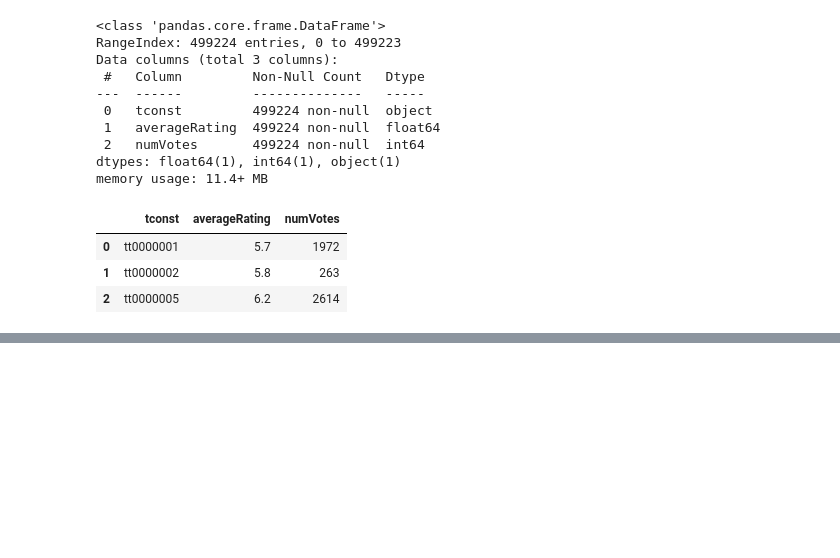
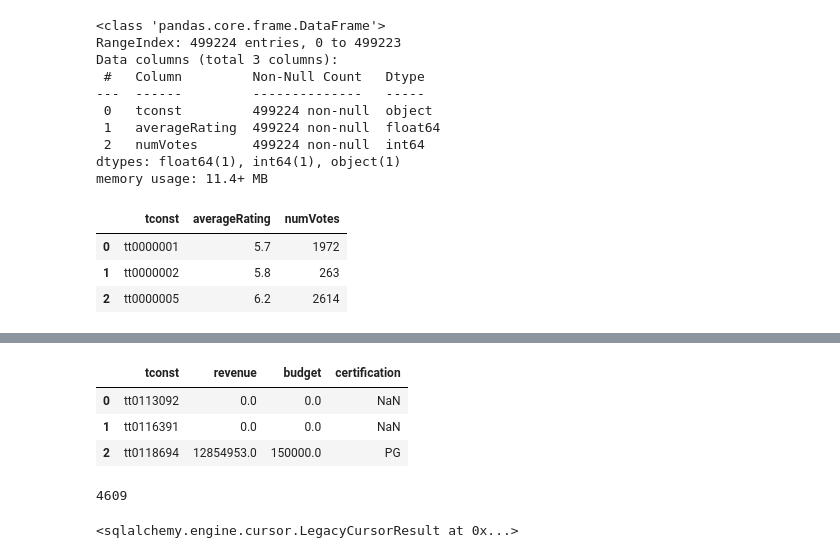
Before and after one commit to mikemenj/Assignments, a Jupyter notebook: 0130DataEnrichment/Project_3/Project_3_pt3.ipynb, the cells around one changed output, grey strips where cells are left out. Cells and saved outputs as stored; diff of their text form; code cells hidden in the pictures; blank space fills up the shorter version.

```diff
--- a/0130DataEnrichment/Project_3/Project_3_pt3.ipynb
+++ b/0130DataEnrichment/Project_3/Project_3_pt3.ipynb
@@ -278,0 +302,18 @@ memory usage: 478.1+ KB
+# %%
+tmdb = tmdb.drop(tmdb.index[0]).reset_index(drop=True)
+tmdb.rename(columns={'imdb_id': 'tconst'}, inplace=True)
+tmdb.head(3)
+# %% [output]
+|  | tconst | revenue | budget | certification |
+| 0 | tt0113092 | 0.0 | 0.0 | NaN |
+| 1 | tt0116391 | 0.0 | 0.0 | NaN |
+| 2 | tt0118694 | 12854953.0 | 150000.0 | PG |
+# %%
+# Save to sql with dtype and index=False
+tmdb.to_sql('tmdb_data', engine, dtype=df_schema, if_exists='replace', index=False)
+# %% [output]
+4609
+# %%
+engine.execute('ALTER TABLE tmdb_data ADD PRIMARY KEY (`tconst`);')
+# %% [output]
+<sqlalchemy.engine.cursor.LegacyCursorResult at 0x...>
```
Also changed, not shown: parts of 16 cells of this notebook, 3 other files.
